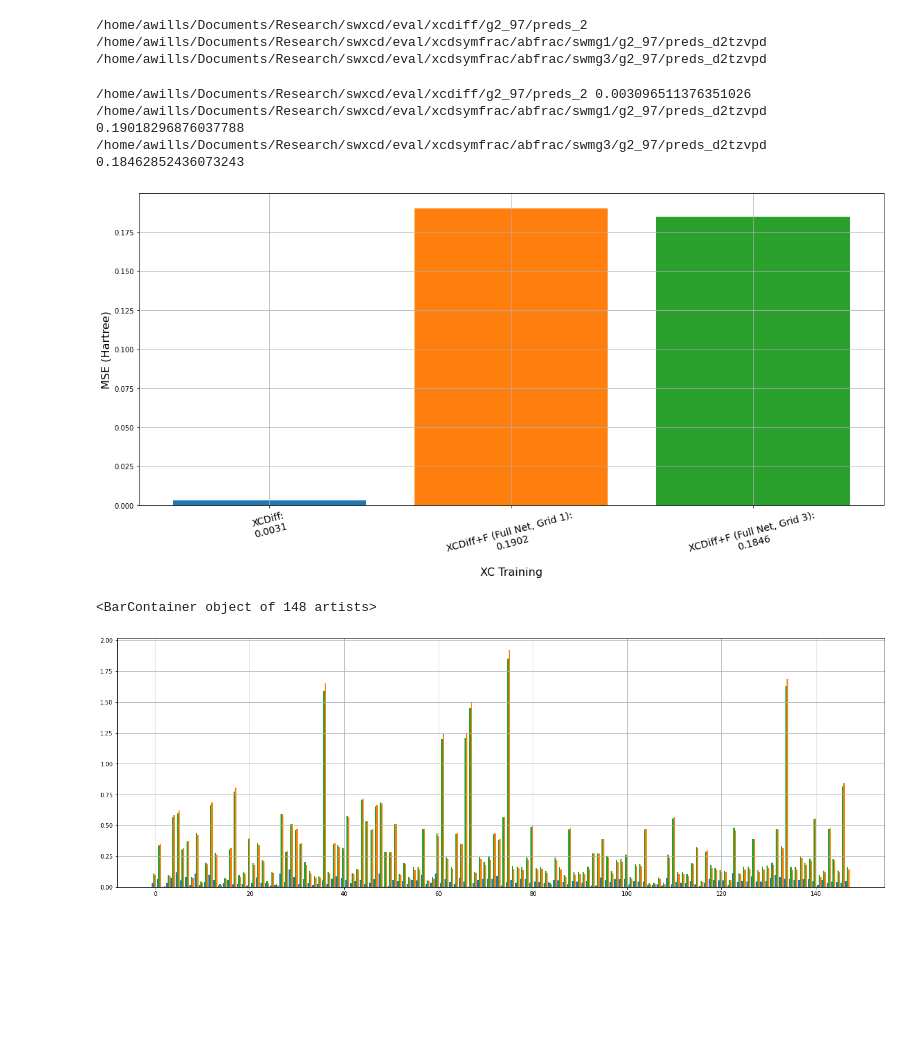
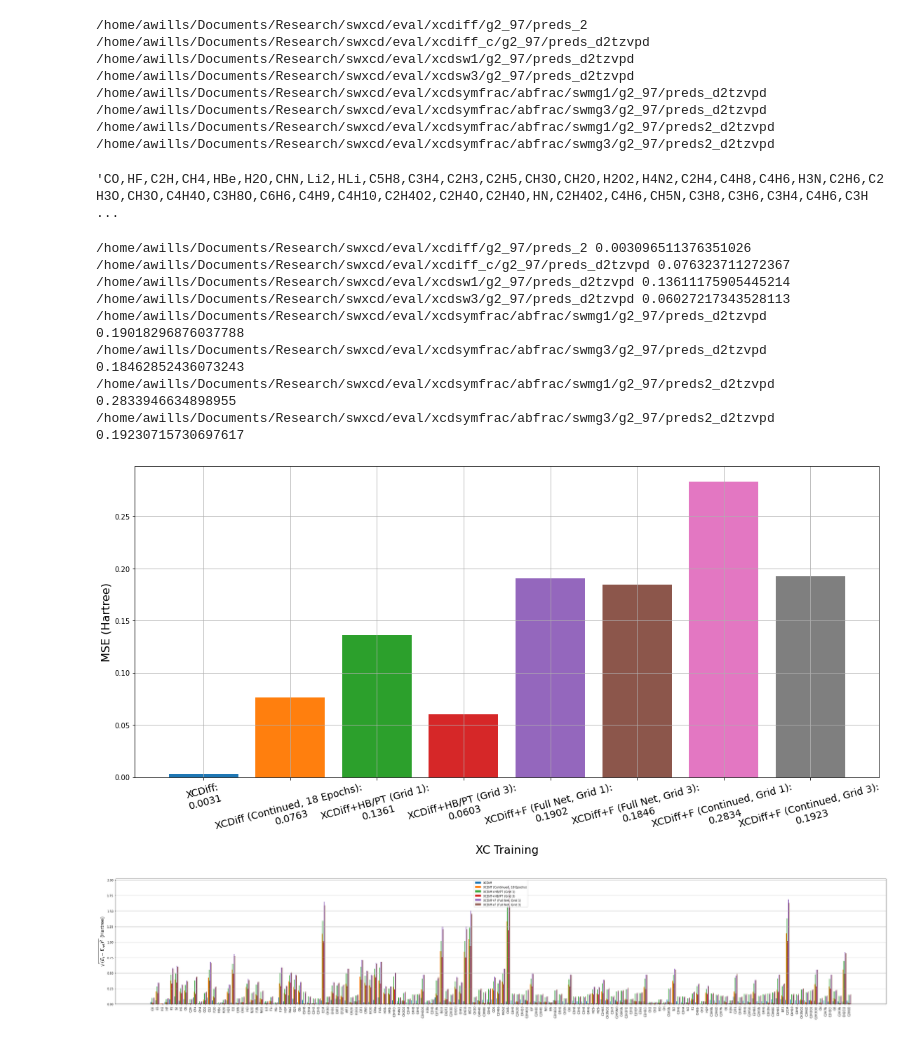
Before and after one commit to alecpwills/dpyscfl, a Jupyter notebook: notebooks/eval_graph.ipynb, the cells around one changed output. Drawn from its saved outputs; the diff is of its cells as text; code cells hidden in the pictures; blank space fills up the shorter version.

```diff
--- a/notebooks/eval_graph.ipynb
+++ b/notebooks/eval_graph.ipynb
@@ -18,10 +18,16 @@ import pylibnxc
 # %%
 ref = read('/home/awills/Documents/Research/swxcd/seawulf/g2_97_3/results.traj', ':')
 xcdp = '/home/awills/Documents/Research/swxcd/eval/xcdiff/g2_97/preds_2'
+xcdcp = '/home/awills/Documents/Research/swxcd/eval/xcdiff_c/g2_97/preds_d2tzvpd'
+xcdsw1 = '/home/awills/Documents/Research/swxcd/eval/xcdsw1/g2_97/preds_d2tzvpd'
+xcdsw3 = '/home/awills/Documents/Research/swxcd/eval/xcdsw3/g2_97/preds_d2tzvpd'
 xcdsf1 = '/home/awills/Documents/Research/swxcd/eval/xcdsymfrac/abfrac/swmg1/g2_97/preds_d2tzvpd'
 xcdsf3 = '/home/awills/Documents/Research/swxcd/eval/xcdsymfrac/abfrac/swmg3/g2_97/preds_d2tzvpd'
+xcdsf12 = '/home/awills/Documents/Research/swxcd/eval/xcdsymfrac/abfrac/swmg1/g2_97/preds2_d2tzvpd'
+xcdsf32 = '/home/awills/Documents/Research/swxcd/eval/xcdsymfrac/abfrac/swmg3/g2_97/preds2_d2tzvpd'
+
 #paths = [xcdp, xcdfp, RFP, FRP, FR1P, xcdcp]
-paths = [xcdp, xcdsf1, xcdsf3]
+paths = [xcdp, xcdcp, xcdsw1, xcdsw3, xcdsf1, xcdsf3, xcdsf12, xcdsf32]
 es = {p:[] for p in paths}
 ref_es = [at.calc.results['energy']/Hartree for at in ref]
 for idx,atom in enumerate(ref):
@@ -46,10 +52,25 @@ def mse(ref_es, pred_es, n_atoms):
     return ([np.sqrt(ierr) for ierr in err], mse, std)
 # %% [output]
 /home/awills/Documents/Research/swxcd/eval/xcdiff/g2_97/preds_2
+/home/awills/Documents/Research/swxcd/eval/xcdiff_c/g2_97/preds_d2tzvpd
+/home/awills/Documents/Research/swxcd/eval/xcdsw1/g2_97/preds_d2tzvpd
+/home/awills/Documents/Research/swxcd/eval/xcdsw3/g2_97/preds_d2tzvpd
 /home/awills/Documents/Research/swxcd/eval/xcdsymfrac/abfrac/swmg1/g2_97/preds_d2tzvpd
 /home/awills/Documents/Research/swxcd/eval/xcdsymfrac/abfrac/swmg3/g2_97/preds_d2tzvpd
+/home/awills/Documents/Research/swxcd/eval/xcdsymfrac/abfrac/swmg1/g2_97/preds2_d2tzvpd
+/home/awills/Documents/Research/swxcd/eval/xcdsymfrac/abfrac/swmg3/g2_97/preds2_d2tzvpd
 # %%
 errd = {key: mse(ref_es, val, n_atoms) for key,val in es.items()}
 labels = {xcdp: 'XCDiff',
+          xcdcp:'XCDiff (Continued, 18 Epochs)',
+          xcdsw1:'XCDiff+HB/PT (Grid 1)',
+          xcdsw3:'XCDiff+HB/PT (Grid 3)',
          xcdsf1: 'XCDiff+F (Full Net, Grid 1)',
-       xcdsf3: 'XCDiff+F (Full Net, Grid 3)',}
+       xcdsf3: 'XCDiff+F (Full Net, Grid 3)',
+         xcdsf12: 'XCDiff+F (Continued, Grid 1)',
+       xcdsf32: 'XCDiff+F (Continued, Grid 3)',}
+
+def errcomp(err1, err2, atoms):
+    inds = [i for i in range(len(e1)) if e1[i] < e2[i] ]
+    better = [atoms[i] for i in inds]
+    return better
@@ -56,3 +82,7 @@ labels = {xcdp: 'XCDiff',
+# %%
+','.join(bf)
+# %% [output]
+'CO,HF,C2H,CH4,HBe,H2O,CHN,Li2,HLi,C5H8,C3H4,C2H3,C2H5,CH3O,CH2O,H2O2,H4N2,C2H4,C4H8,C4H6,H3N,C2H6,C2H3O,CH3O,C4H4O,C3H8O,C6H6,C4H9,C4H10,C2H4O2,C2H4O,C2H4O,HN,C2H4O2,C4H6,CH5N,C3H8,C3H6,C3H4,C4H6,C3H ...
 # %%
 f = plt.figure(figsize=(16,8))
 ax = f.add_subplot(111)
@@ -72,31 +102,47 @@ ax.set_xlabel("XC Training", fontsize=16)
 plt.tight_layout()
 # %% [output]
 /home/awills/Documents/Research/swxcd/eval/xcdiff/g2_97/preds_2 0.003096511376351026
+/home/awills/Documents/Research/swxcd/eval/xcdiff_c/g2_97/preds_d2tzvpd 0.076323711272367
+/home/awills/Documents/Research/swxcd/eval/xcdsw1/g2_97/preds_d2tzvpd 0.13611175905445214
+/home/awills/Documents/Research/swxcd/eval/xcdsw3/g2_97/preds_d2tzvpd 0.06027217343528113
 /home/awills/Documents/Research/swxcd/eval/xcdsymfrac/abfrac/swmg1/g2_97/preds_d2tzvpd 0.19018296876037788
 /home/awills/Documents/Research/swxcd/eval/xcdsymfrac/abfrac/swmg3/g2_97/preds_d2tzvpd 0.18462852436073243
+/home/awills/Documents/Research/swxcd/eval/xcdsymfrac/abfrac/swmg1/g2_97/preds2_d2tzvpd 0.2833946634898955
+/home/awills/Documents/Research/swxcd/eval/xcdsymfrac/abfrac/swmg3/g2_97/preds2_d2tzvpd 0.19230715730697617
-[figure, old version]
+[figure, new version]
 # %%
-f = plt.figure(figsize=(24,8))
+f = plt.figure(figsize=(48,8))
 ax = f.add_subplot(111)
 ax.grid()
+ax.xaxis.grid(False)
 def gen_xs_bar(*args, **kwargs):
     midsep = kwargs.get('midsep', 1)
     width = kwargs.get('width', midsep/(len(args)+2))
     xs = []
     start = -len(args)//2
     for iarg in range(len(args)):
         arg = args[iarg]
         argxs = []
         for igroup in range(len(arg)):
             argxs.append(igroup*midsep+start*width)
         start += 1
         xs.append(argxs)
     return xs
-xcdx, xcdfx, xcdfgx = gen_xs_bar(errd[paths[0]][0], errd[paths[1]][0], errd[paths[2]][0], width=0.3)
-ax.bar(xcdx, errd[paths[0]][0], width=0.3)
-ax.bar(xcdfgx, errd[paths[1]][0], width=0.3)
-ax.bar(xcdfx, errd[paths[2]][0], width=0.3)
+midsep = len(errd)+1
+width = 1
+errs = [(labels[k], errd[k][0]) for k in sorted(list(errd.keys()))]
+labs = [i[0] for i in errs]
+errp = [i[1] for i in errs]
+xs = gen_xs_bar(*errp, width=width, midsep=midsep)
+for i in range(len(xs)):
+    x = xs[i]
+    e = errp[i]
+    ax.bar(x, e, width=width, label=labs[i])
+ax.set_xticks([midsep*i for i in range(len(ref))])
+ax.set_xticklabels([at.get_chemical_formula() for at in ref], rotation=90)
+ax.set_ylabel('$\\sqrt{(E_i-E_{ref})^2}$ (Hartree)', fontsize=16)
+plt.legend(loc='upper center')
+plt.show()
 # %% [output]
-<BarContainer object of 148 artists>
-[figure, old version]
+[figure, new version]
 # %%
```
Also changed, not shown: parts of 2 cells of this notebook, 3 other files.
